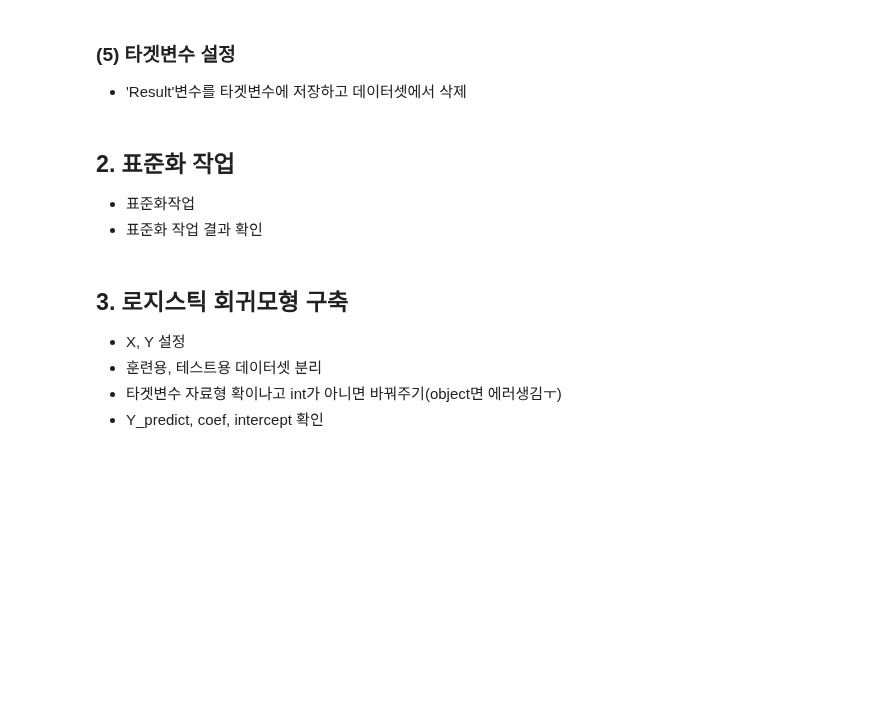
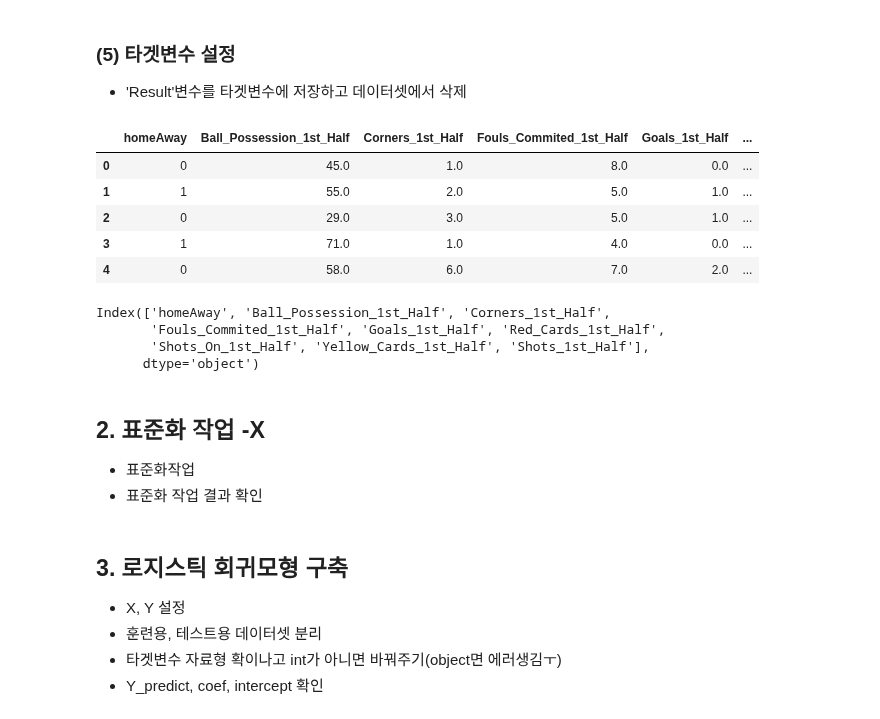
Before and after one commit to half-time-analyze/win-draw, a Jupyter notebook: win-nowin.ipynb, the cells around one changed output. Cells and saved outputs as stored; diff of their text form; code cells hidden in the pictures; blank space fills up the shorter version.

```diff
--- a/win-nowin.ipynb
+++ b/win-nowin.ipynb
@@ -271,8 +271,24 @@ soccer_half_df3.to_csv('C:/half-time-analyze/win-nonwin/res/soccer_half.csv', in
 target = soccer_half_df3['Result']
 #input 데이터에 종속변수가 들어가 있어서 종속변수를 제거
 soccer_half_df3 = soccer_half_df3.drop(columns=['Result'], axis=1)
+# %%
+soccer_half_df3.head()
+# %% [output]
+|  | homeAway | Ball_Possession_1st_Half | Corners_1st_Half | Fouls_Commited_1st_Half | Goals_1st_Half | ... |
+| 0 | 0 | 45.0 | 1.0 | 8.0 | 0.0 | ... |
+| 1 | 1 | 55.0 | 2.0 | 5.0 | 1.0 | ... |
+| 2 | 0 | 29.0 | 3.0 | 5.0 | 1.0 | ... |
+| 3 | 1 | 71.0 | 1.0 | 4.0 | 0.0 | ... |
+| 4 | 0 | 58.0 | 6.0 | 7.0 | 2.0 | ... |
+# %%
+soccer_half_df3.columns
+# %% [output]
+Index(['homeAway', 'Ball_Possession_1st_Half', 'Corners_1st_Half',
+       'Fouls_Commited_1st_Half', 'Goals_1st_Half', 'Red_Cards_1st_Half',
+       'Shots_On_1st_Half', 'Yellow_Cards_1st_Half', 'Shots_1st_Half'],
+      dtype='object')
 # %% [markdown]
-## 2. 표준화 작업
+## 2. 표준화 작업 -X
 - 표준화작업
 - 표준화 작업 결과 확인
 # %%
```
Also changed, not shown: parts of 18 cells of this notebook, 1 other file.
